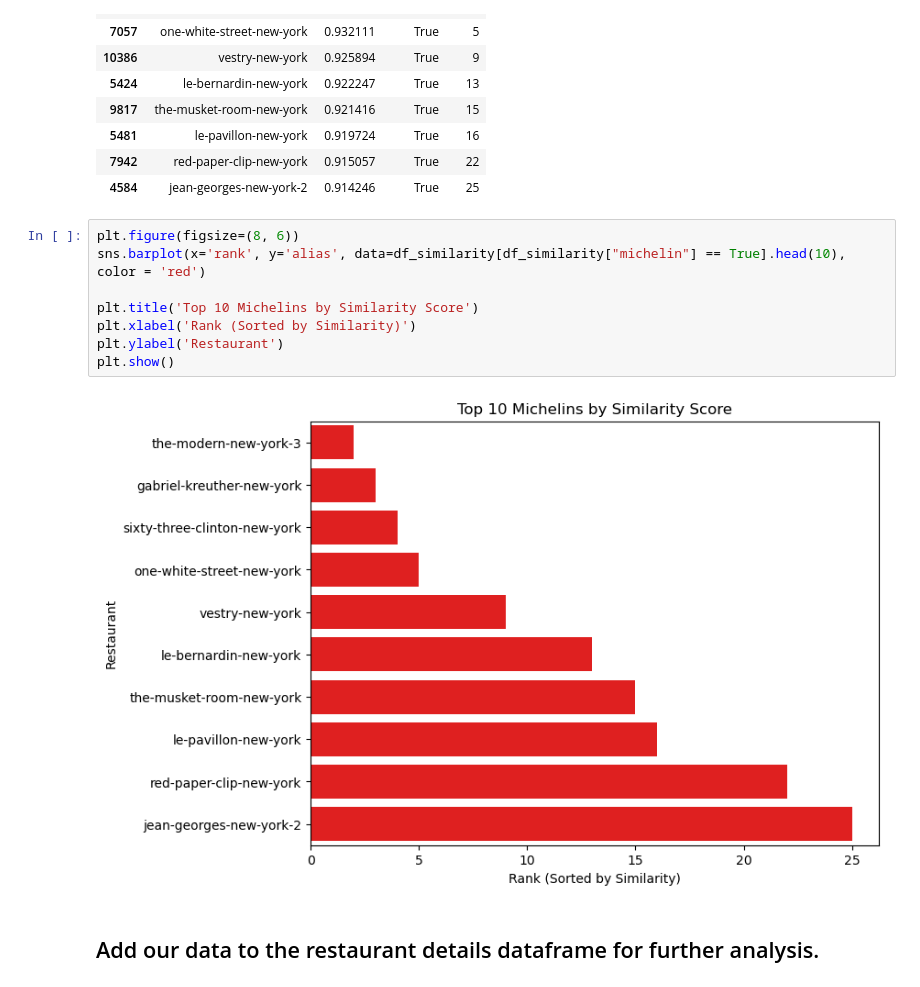
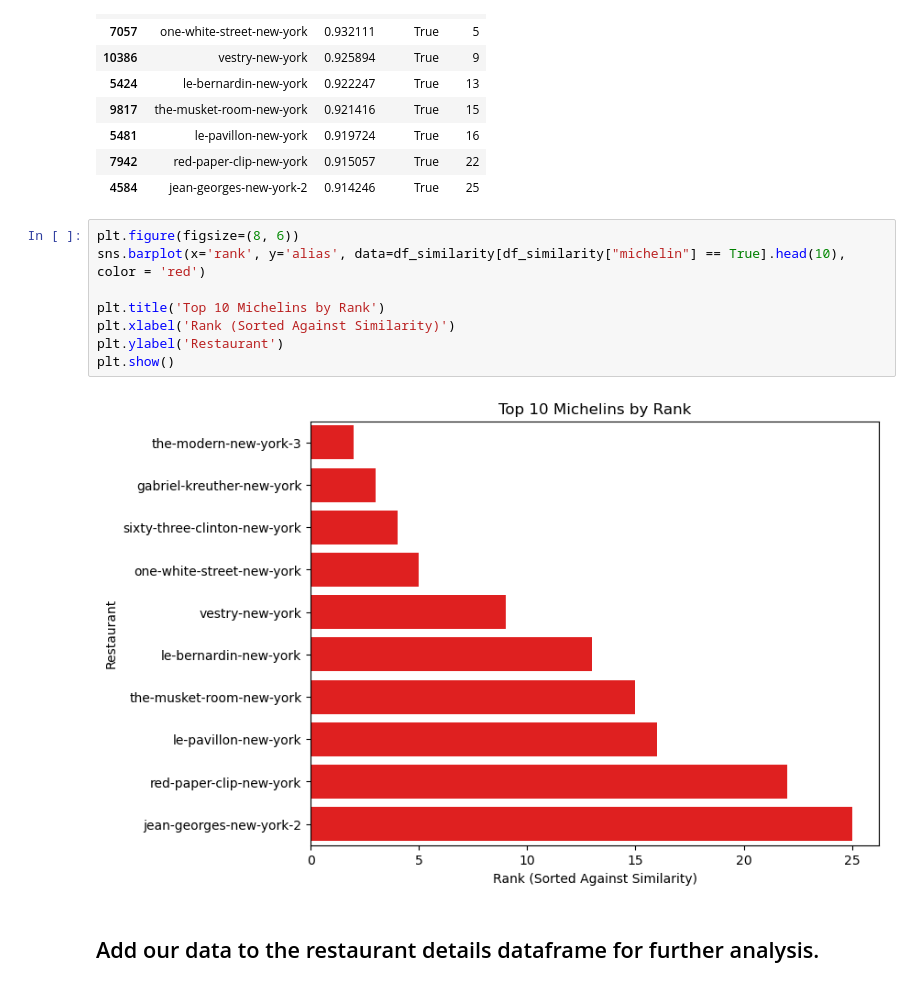
Before and after one commit to mabdullah-nyu/DSGA-1007-Project, a Jupyter notebook: tfidf_model.ipynb, the cells around one changed output. Cells and saved outputs as stored; diff of their text form.

```diff
--- a/tfidf_model.ipynb
+++ b/tfidf_model.ipynb
@@ -112,13 +112,13 @@ df_similarity[df_similarity["michelin"] == True].head(10)
 # %%
 plt.figure(figsize=(8, 6))
 sns.barplot(x='rank', y='alias', data=df_similarity[df_similarity["michelin"] == True].head(10), color = 'red')
 
-plt.title('Top 10 Michelins by Similarity Score')
-plt.xlabel('Rank (Sorted by Similarity)')
+plt.title('Top 10 Michelins by Rank')
+plt.xlabel('Rank (Sorted Against Similarity)')
 plt.ylabel('Restaurant')
 plt.show()
 # %% [output]
-[figure, old version]
+[figure, new version]
 # %% [markdown]
 ## Add our data to the restaurant details dataframe for further analysis.
 # %%
```
Also changed, not shown: parts of 1 cell of this notebook.
